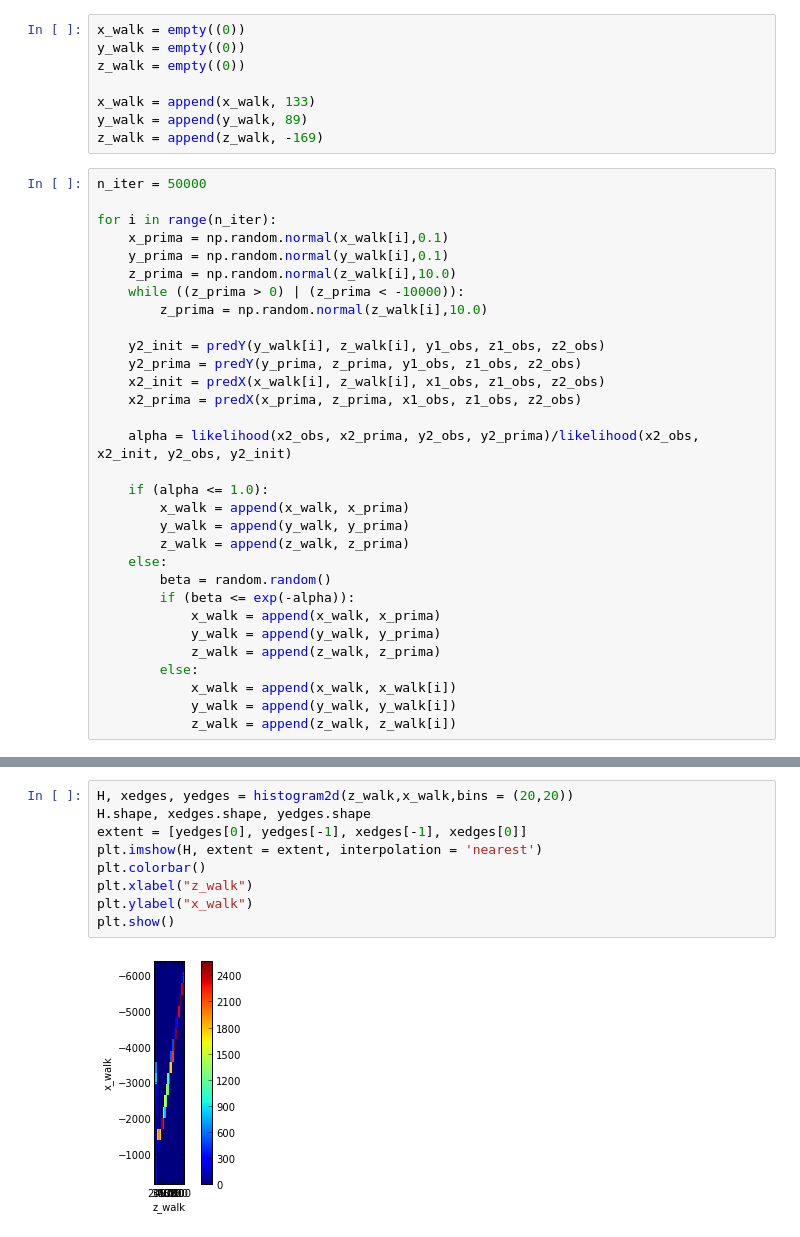
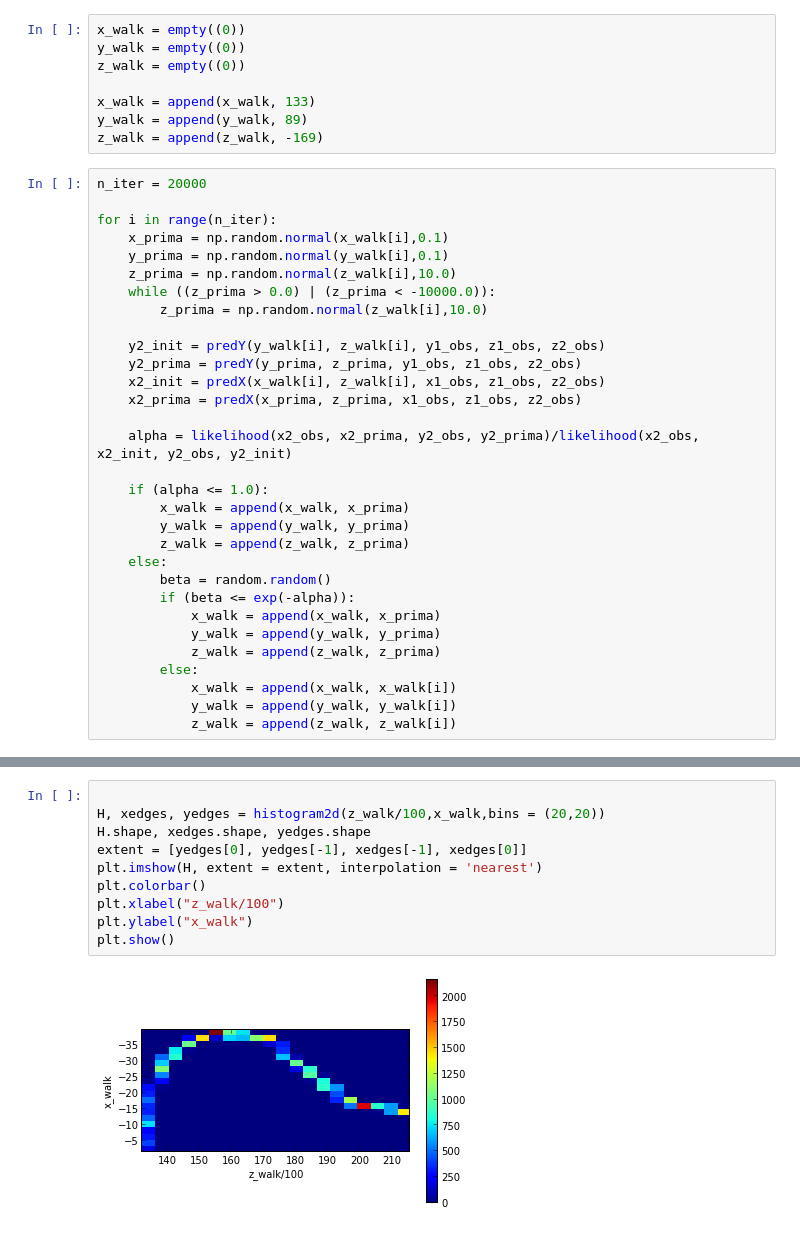
Before and after one commit to andresfgarcia150/Tarea9, a Jupyter notebook: HW9/Tarea9V2.0.ipynb, the cells around one changed output, grey strips where cells are left out. Drawn from its saved outputs; the diff is of its cells as text.

```diff
--- a/HW9/Tarea9V2.0.ipynb
+++ b/HW9/Tarea9V2.0.ipynb
@@ -35,13 +35,13 @@ x_walk = append(x_walk, 133)
 y_walk = append(y_walk, 89)
 z_walk = append(z_walk, -169)
 # %%
-n_iter = 50000
+n_iter = 20000
 
 for i in range(n_iter):
     x_prima = np.random.normal(x_walk[i],0.1)
     y_prima = np.random.normal(y_walk[i],0.1)
     z_prima = np.random.normal(z_walk[i],10.0)
-    while ((z_prima > 0) | (z_prima < -10000)):
+    while ((z_prima > 0.0) | (z_prima < -10000.0)):
         z_prima = np.random.normal(z_walk[i],10.0)
 
     y2_init = predY(y_walk[i], z_walk[i], y1_obs, z1_obs, z2_obs)
@@ -122,12 +122,13 @@ plt.show()
 # %%
-H, xedges, yedges = histogram2d(z_walk,x_walk,bins = (20,20))
+
+H, xedges, yedges = histogram2d(z_walk/100,x_walk,bins = (20,20))
 H.shape, xedges.shape, yedges.shape
 extent = [yedges[0], yedges[-1], xedges[-1], xedges[0]]
 plt.imshow(H, extent = extent, interpolation = 'nearest')
 plt.colorbar()
-plt.xlabel("z_walk")
+plt.xlabel("z_walk/100")
 plt.ylabel("x_walk")
 plt.show()
 # %% [output]
-[figure, old version]
+[figure, new version]
 # %%
```
Also changed, not shown: parts of 9 cells of this notebook.
